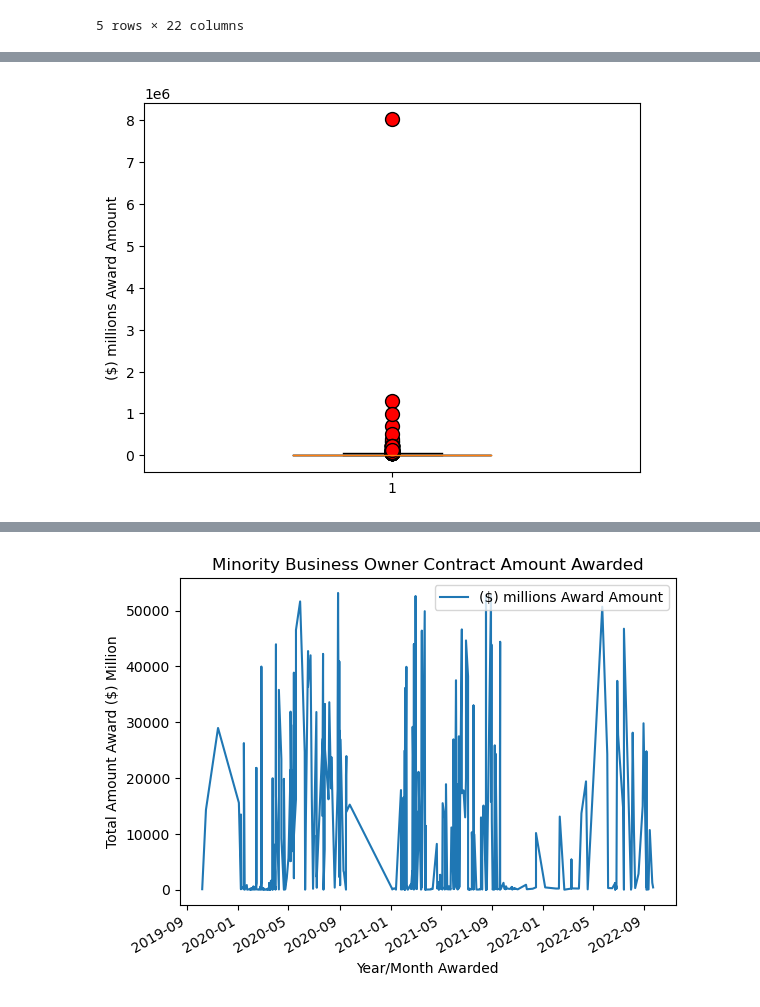
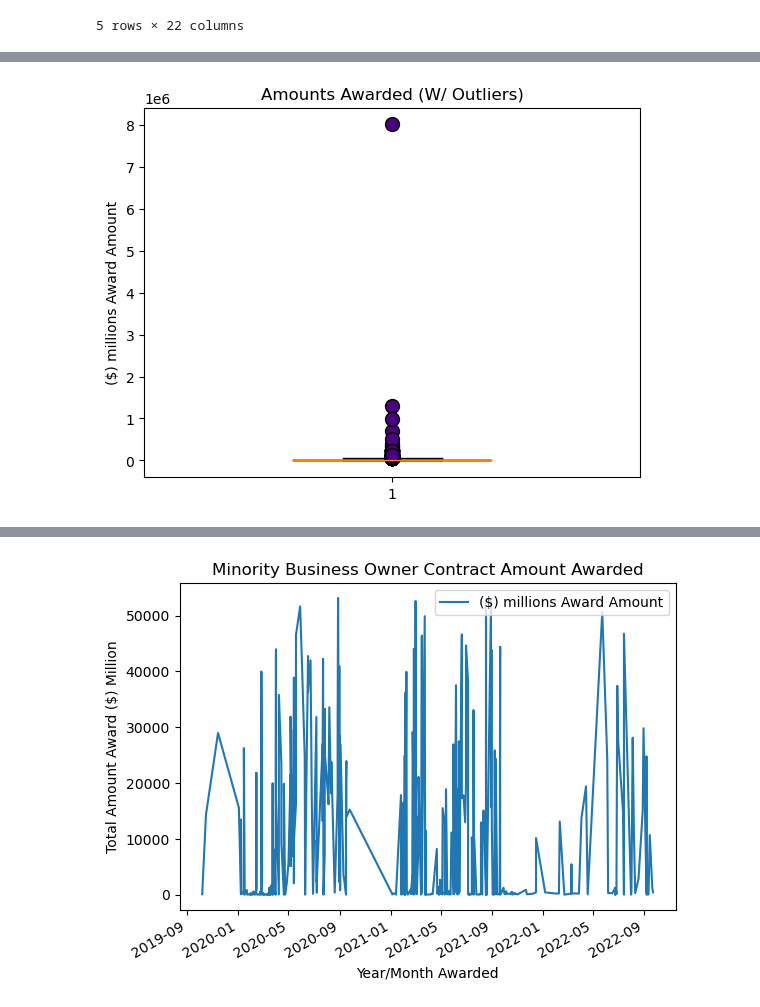
Before and after one commit to MoussaED/Project-1-repo, a Jupyter notebook: Post_Results_v3.ipynb, the cells around one changed output, grey strips where cells are left out. Cells and saved outputs as stored; diff of their text form; code cells hidden in the pictures.

```diff
--- a/Post_Results_v3.ipynb
+++ b/Post_Results_v3.ipynb
@@ -718,12 +718,13 @@ Number of rows in the DataFrame: 741
 # %%
 fig1, ax1 = plt.subplots()
 ax1.set_ylabel('($) millions Award Amount')
-flierprops = dict(marker='o', markerfacecolor='r', markersize=10, markeredgecolor='black')
+flierprops = dict(marker='o', markerfacecolor='indigo', markersize=10, markeredgecolor='black')
 ax1.boxplot(big_df['($) millions Award Amount'], flierprops=flierprops, widths = 0.4, vert=True)
-plt.savefig("../Project-1-repo/Fig0.png")
+plt.title('Amounts Awarded (W/ Outliers)')
+plt.savefig("../Project-1-repo/Fig0.5.png")
 plt.show()
 # %% [output]
-[figure, old version]
+[figure, new version]
 # %%
 quartiles = (big_df["($) millions Award Amount"]).quantile([.25,.5,.75])
 lowerq = quartiles[0.25]
```
Also changed, not shown: parts of 8 cells of this notebook, 8 other files.
